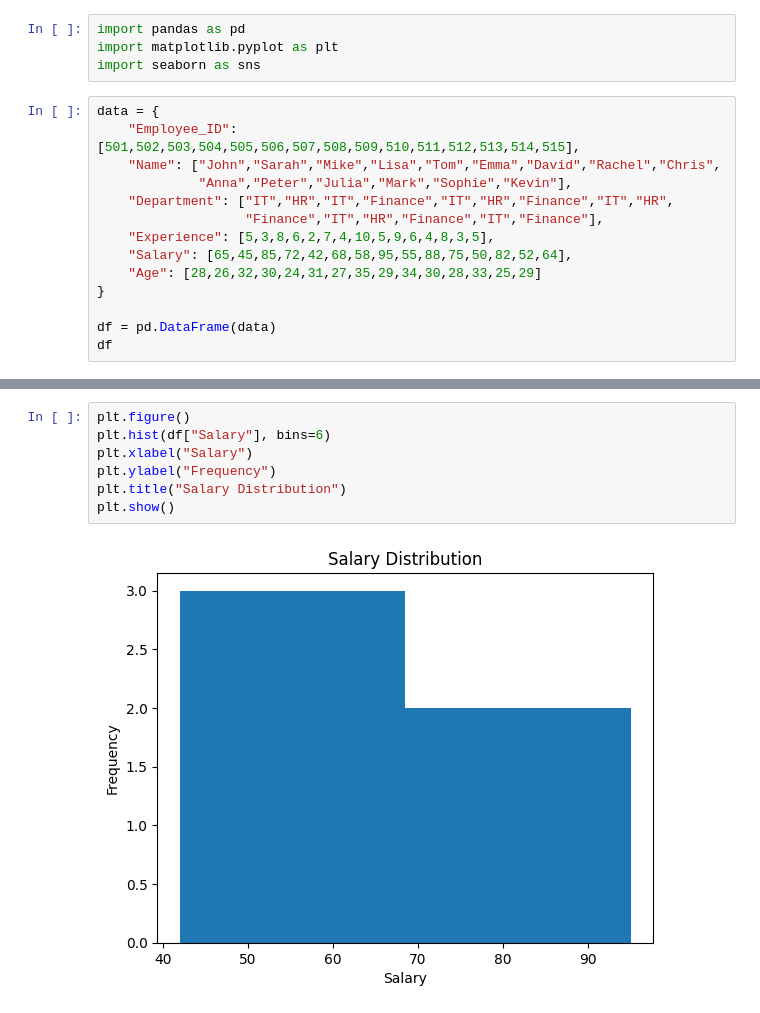
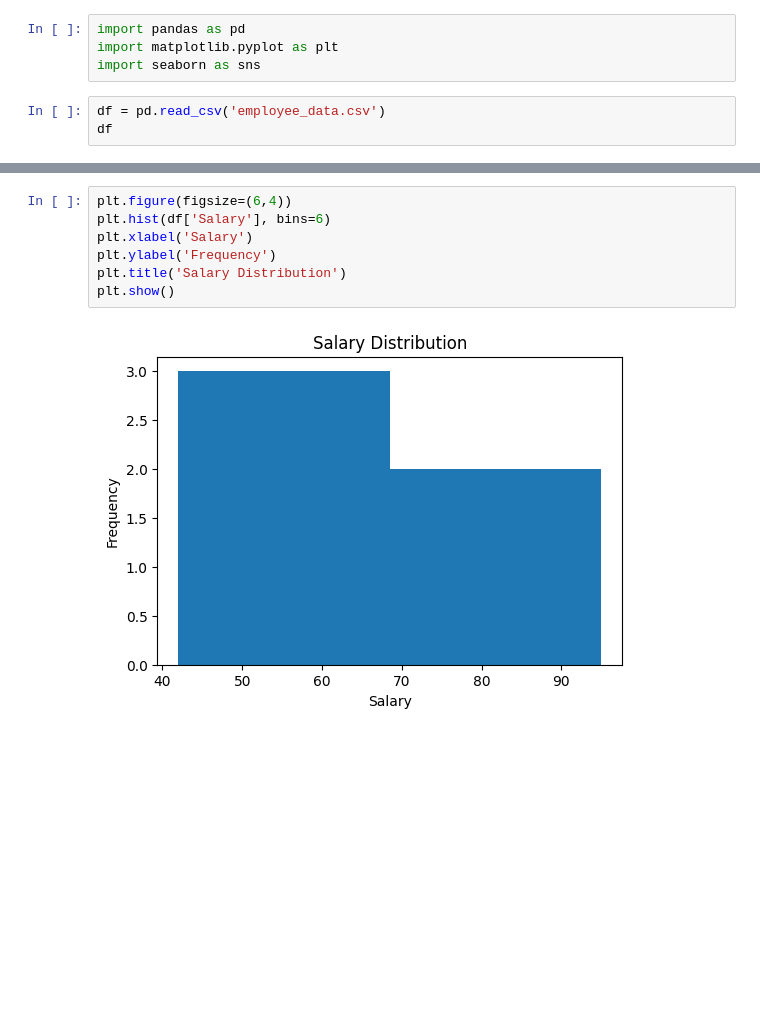
Before and after one commit to Tanu-Chaudhary06/MCA_Python_Programming_for_Problem_Solving, a Jupyter notebook: LAB-RECORD/U5-Lab_22.ipynb, the cells around one changed output, grey strips where cells are left out. Drawn from its saved outputs; the diff is of its cells as text; blank space fills up the shorter version.

```diff
--- a/LAB-RECORD/U5-Lab_22.ipynb
+++ b/LAB-RECORD/U5-Lab_22.ipynb
@@ -3,17 +3,6 @@ import pandas as pd
 import matplotlib.pyplot as plt
 import seaborn as sns
 # %%
-data = {
-    "Employee_ID": [501,502,503,504,505,506,507,508,509,510,511,512,513,514,515],
-    "Name": ["John","Sarah","Mike","Lisa","Tom","Emma","David","Rachel","Chris",
-             "Anna","Peter","Julia","Mark","Sophie","Kevin"],
-    "Department": ["IT","HR","IT","Finance","IT","HR","Finance","IT","HR",
-                   "Finance","IT","HR","Finance","IT","Finance"],
-    "Experience": [5,3,8,6,2,7,4,10,5,9,6,4,8,3,5],
-    "Salary": [65,45,85,72,42,68,58,95,55,88,75,50,82,52,64],
-    "Age": [28,26,32,30,24,31,27,35,29,34,30,28,33,25,29]
-}
-
-df = pd.DataFrame(data)
+df = pd.read_csv('employee_data.csv')
 df
 # %% [output]
@@ -36,10 +25,10 @@ df
 # %%
-plt.figure()
-plt.hist(df["Salary"], bins=6)
-plt.xlabel("Salary")
-plt.ylabel("Frequency")
-plt.title("Salary Distribution")
+plt.figure(figsize=(6,4))
+plt.hist(df['Salary'], bins=6)
+plt.xlabel('Salary')
+plt.ylabel('Frequency')
+plt.title('Salary Distribution')
 plt.show()
 # %% [output]
-[figure, old version]
+[figure, new version]
 # %%
```
Also changed, not shown: parts of 5 cells of this notebook, 5 other files.
